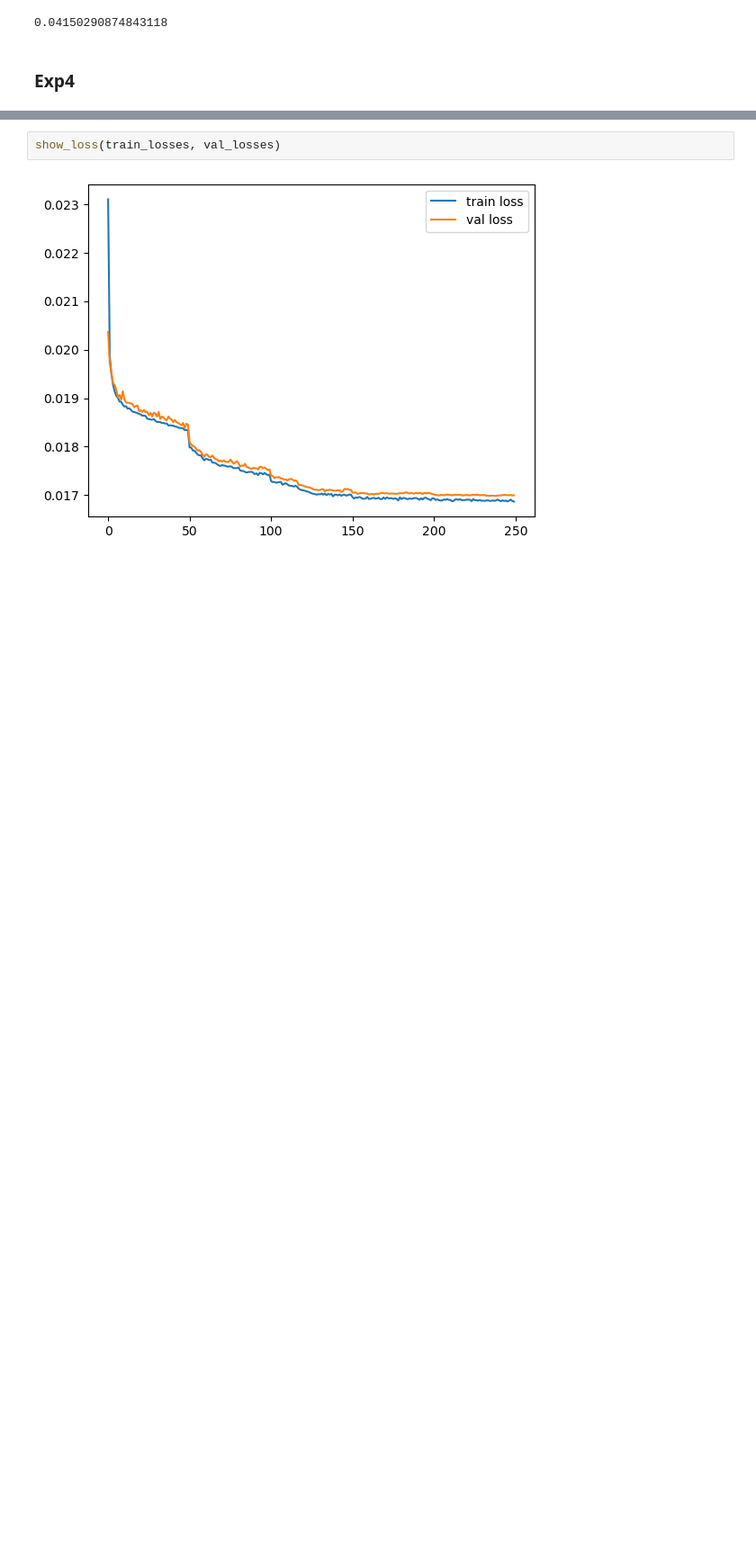
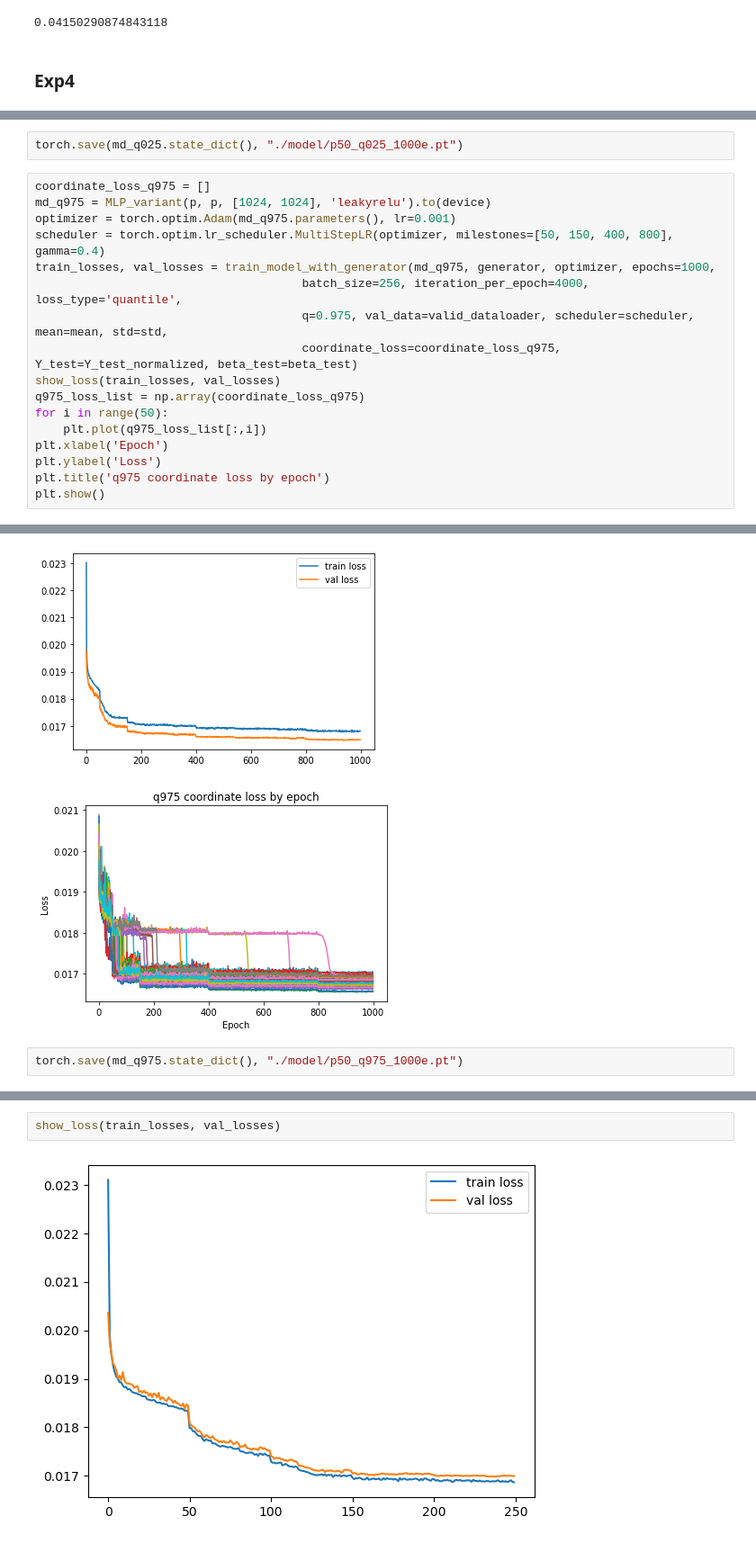
Before and after one commit to glory-99/simulation-based-inference, a Jupyter notebook: dynamic.ipynb, the cells around one changed output, grey strips where cells are left out. Shown at 90% size. Cells and saved outputs as stored; diff of their text form; blank space fills up the shorter version.

```diff
--- a/dynamic.ipynb
+++ b/dynamic.ipynb
@@ -809,0 +843,20 @@ Val loss: 0.01700
+# %%
+torch.save(md_q025.state_dict(), "./model/p50_q025_1000e.pt")
+# %%
+coordinate_loss_q975 = []
+md_q975 = MLP_variant(p, p, [1024, 1024], 'leakyrelu').to(device)
+optimizer = torch.optim.Adam(md_q975.parameters(), lr=0.001)
+scheduler = torch.optim.lr_scheduler.MultiStepLR(optimizer, milestones=[50, 150, 400, 800], gamma=0.4)
+train_losses, val_losses = train_model_with_generator(md_q975, generator, optimizer, epochs=1000,
+                                      batch_size=256, iteration_per_epoch=4000, loss_type='quantile',
+                                      q=0.975, val_data=valid_dataloader, scheduler=scheduler, mean=mean, std=std,
+                                      coordinate_loss=coordinate_loss_q975, Y_test=Y_test_normalized, beta_test=beta_test)
+show_loss(train_losses, val_losses)
+q975_loss_list = np.array(coordinate_loss_q975)
+for i in range(50):
+    plt.plot(q975_loss_list[:,i])
+plt.xlabel('Epoch')
+plt.ylabel('Loss')
+plt.title('q975 coordinate loss by epoch')
+plt.show()
+# %% [output]
@@ -809,0 +880,4 @@ Val loss: 0.01700
+[figure, added]
+[figure, added]
+# %%
+torch.save(md_q975.state_dict(), "./model/p50_q975_1000e.pt")
```
Also changed, not shown: parts of 8 cells of this notebook, 2 other files.
